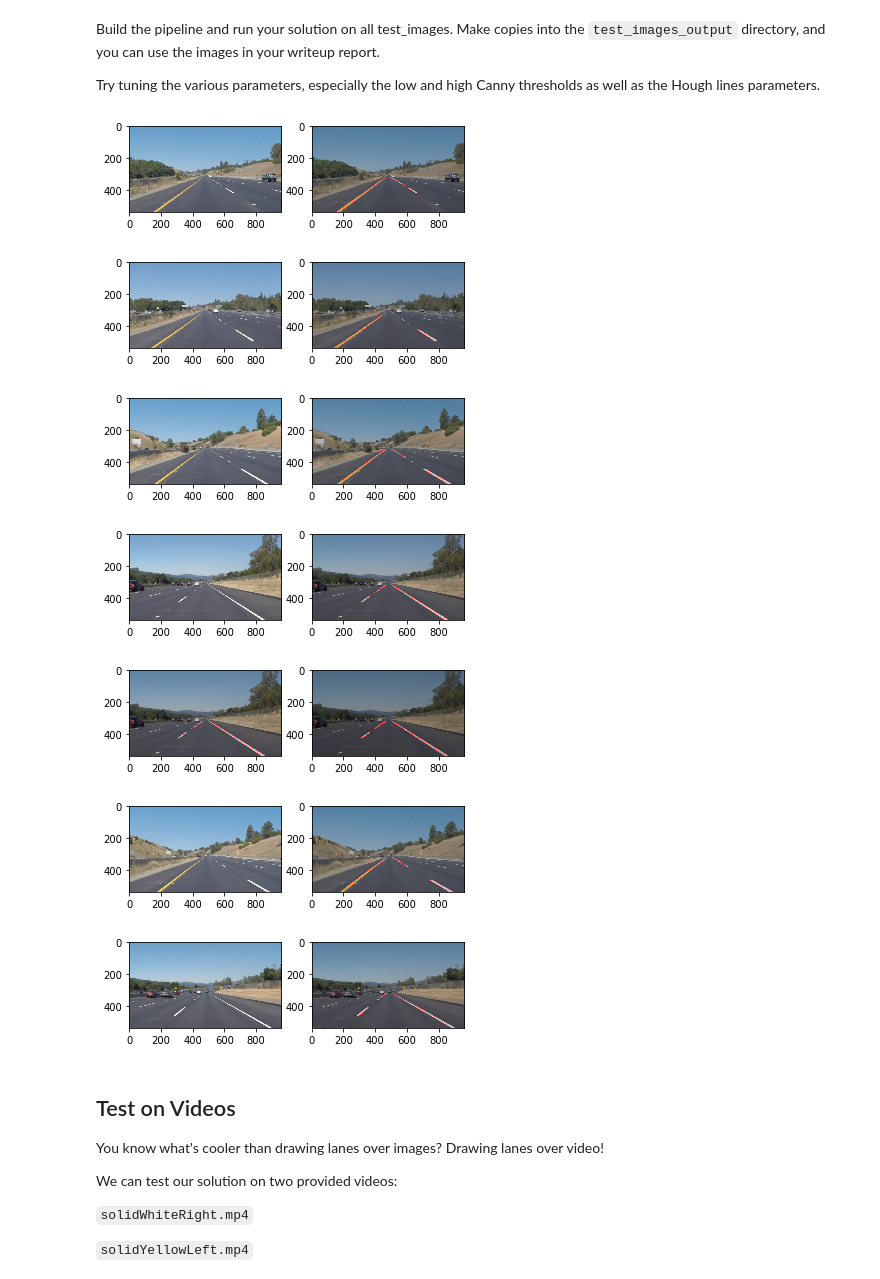
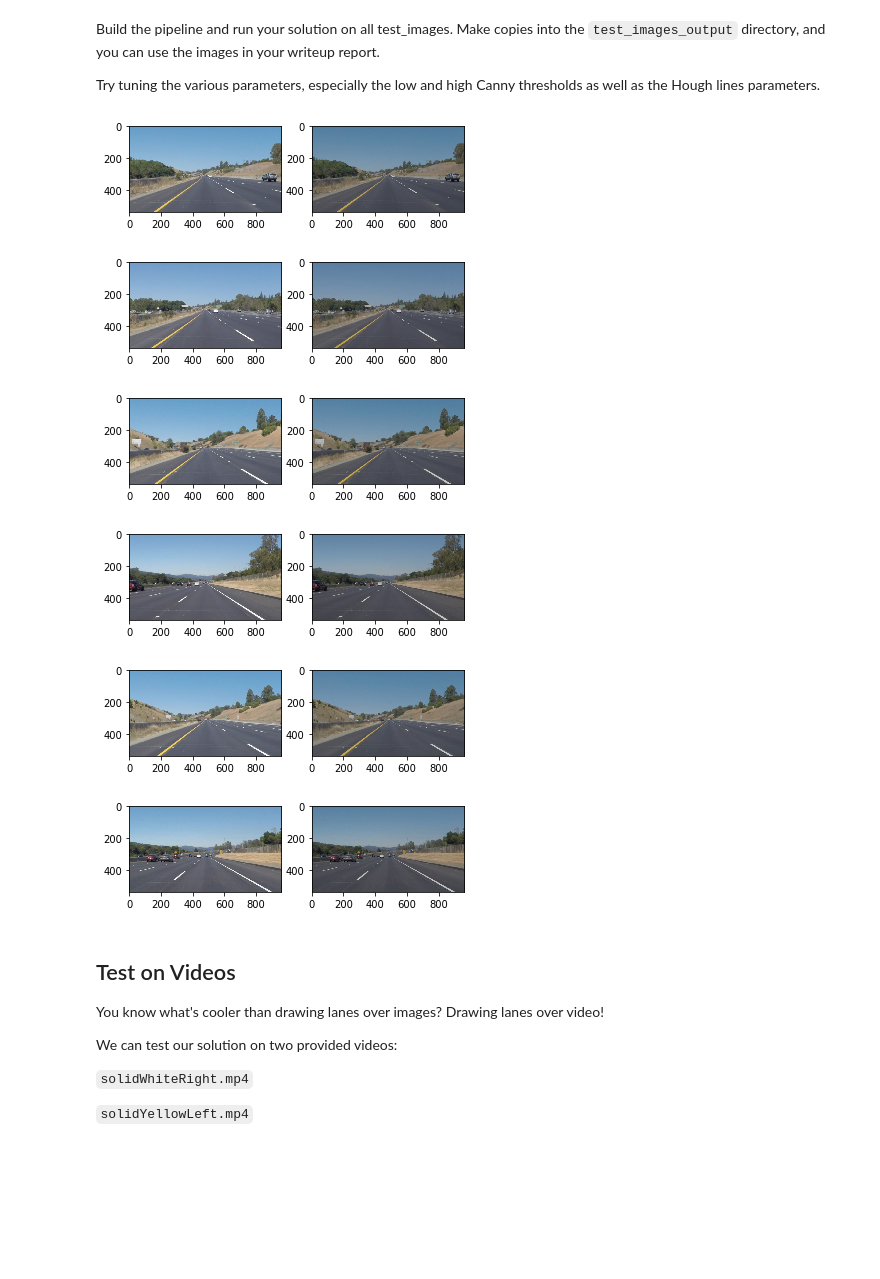
Before and after one commit to himakiran/CarND-LaneLines-P1, a Jupyter notebook: P1.ipynb, the cells around one changed output. Cells and saved outputs as stored; diff of their text form; code cells hidden in the pictures; blank space fills up the shorter version.

```diff
--- a/P1.ipynb
+++ b/P1.ipynb
@@ -142,9 +142,48 @@ def draw_lines(img, lines, color=[0, 0, 255], thickness=2):
     If you want to make the lines semi-transparent, think about combining
     this function with the weighted_img() function below
     """
+    from sympy.geometry import *
+    #slopes of left line and right line
+    left_slopes=[]
+    right_slopes =[]
+    left_line_bottom_point = Point2D(0,0)
+    left_line_top_point = Point2D(0,0)
+    right_line_bottom_point = Point2D(0,0)
+    right_line_top_point = Point2D(0,0)
+
     for line in lines:
         for x1,y1,x2,y2 in line:
-            cv2.line(img, (x1, y1), (x2, y2), color, thickness)
+            P1 = Point2D(x1,y1)
+            P2 = Point2D(x2,y2)
+            S1 = Segment(P1,P2)
+            if(S1.slope > 0):
+                left_slopes.append(S1.slope)
+                if(P1.y < P2.y):
+                    left_line_bottom_point = P1
+                    left_line_top_point = P2
+                else:
+                    left_line_bottom_point = P2
+                    left_line_top_point = P1
+            else:
+                right_slopes.append(S1.slope)
+                if(P1.y < P2.y):
+                    right_line_bottom_point = P1
+                    right_line_top_point = P2
+                else:
+                    right_line_bottom_point = P2
+                    right_line_top_point = P1
+    average_slope_left_line = np.mean(left_slopes)
+    average_slope_right_line = np.mean(right_slopes)
+    x1 =   left_line_bottom_point.x
+    y1 =   left_line_bottom_point.y
+    x2 =   left_line_top_point.x
+    y2 =   left_line_top_point.y
+    cv2.line(img, (x1, y1), (x2, y2), color, thickness)
+#     x1 =   right_line_bottom_point.x
+#     y1 =   right_line_bottom_point.y
+#     x2 =   right_line_top_point.x
+#     y2 =   right_line_top_point.y
+#     cv2.line(img, (x1, y1), (x2, y2), color, thickness)
 
 def hough_lines(img, rho, theta, threshold, min_line_len, max_line_gap):
     """
@@ -215,40 +265,41 @@ def draw_line_on_image(img):
     max_line_gap = 15   # maximum gap in pixels between connectable line segments
     line_image = hough_lines(masked_edges, rho, theta, threshold, min_line_length, max_line_gap)
     return line_image
 
 
 # image = cv2.imread("test_images/solidWhiteRight.jpg")
 # f, axarr = plt.subplots(1,2)
 # RGB_img = cv2.cvtColor(image, cv2.COLOR_BGR2RGB)
 # axarr[0].imshow(RGB_img);
 # edges_image = draw_line_on_image(image)
 # w_img = weighted_img(edges_image, image, α=0.8, β=1., γ=0.)
 # RGB_img = cv2.cvtColor(w_img, cv2.COLOR_BGR2RGB)
 # axarr[1].imshow(RGB_img);
 
 # cv2.imwrite("test_images/solidWhiteRight" +"-LD"+".jpg", w_img)
 
 #Call the above function for each image
 for each in test_images:
     # Read in and show the original image for comparison
     image = cv2.imread("test_images/"+each)
+    # https://stackoverflow.com/questions/52739143/opencv-error-215assertion-failed-vscncontainsscn-vdcncontainsdcn
+    image = image.astype('uint8')
     # code to show images side by side
     f, axarr = plt.subplots(1,2)
     RGB_img = cv2.cvtColor(image, cv2.COLOR_BGR2RGB)
     axarr[0].imshow(RGB_img);
     # check edges image
     edges_image = draw_line_on_image(image)
     w_img = weighted_img(edges_image, image, α=0.8, β=1., γ=0.)
     RGB_img = cv2.cvtColor(w_img, cv2.COLOR_BGR2RGB)
     axarr[1].imshow(RGB_img);
 # %% [output]
-[figure, old version]
+[figure, new version]
-[figure, old version]
+[figure, new version]
-[figure, old version]
+[figure, new version]
-[figure, old version]
+[figure, new version]
-[figure, old version]
+[figure, new version]
-[figure, old version]
+[figure, new version]
-[figure, removed]
 # %% [markdown]
 ## Test on Videos
 
```
Also changed, not shown: parts of 2 cells of this notebook.
